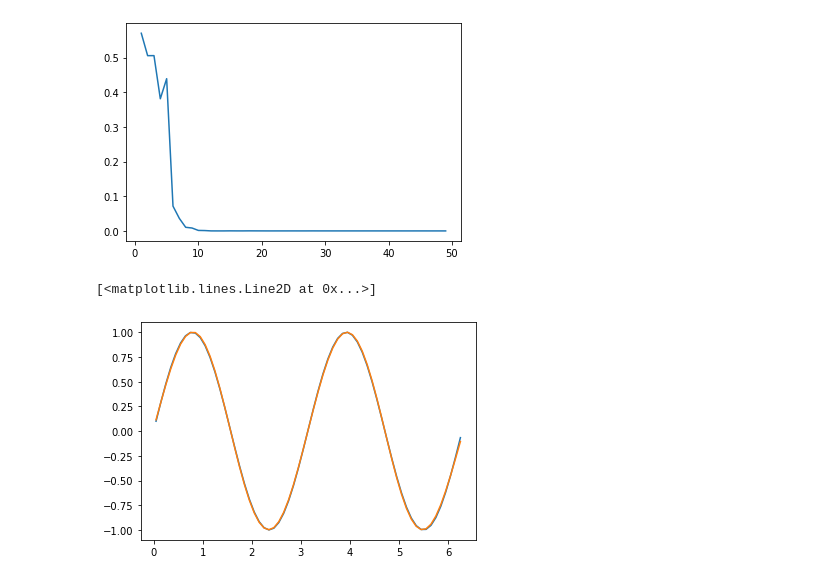
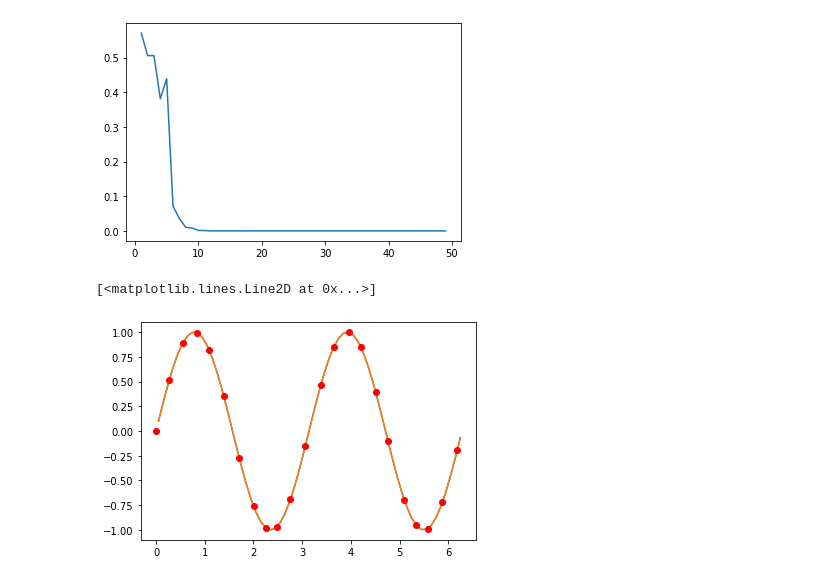
Before and after one commit to mattiasgullstrand/ANN_lab1, a Jupyter notebook: assignment_2_q.3.1.ipynb, the cells around one changed output. Saved outputs shown, nothing was run; the diff lists cells and outputs as text; code cells hidden in the pictures.

```diff
--- a/assignment_2_q.3.1.ipynb
+++ b/assignment_2_q.3.1.ipynb
@@ -63,11 +63,12 @@ Number of nodes: 49, Error: 5.3401033066712494e-05
 [<matplotlib.lines.Line2D at 0x...>]
 [figure]
 # %%
-rbf_net = RBF_Net(X_train, f_train.T, 9)
+rbf_net = RBF_Net(X_train, f_train.T, 23)
 rbf_net.train()
 f_approx = rbf_net.predict(X_test).flatten()
 plt.plot(X_test[0], f_test[0])
 plt.plot(X_test[0], f_approx)
+plt.plot(rbf_net.mus, sin_2(rbf_net.mus), 'bo', color = 'r')
 # %% [output]
 [<matplotlib.lines.Line2D at 0x...>]
-[figure, old version]
+[figure, new version]
```
Also changed, not shown: parts of 1 cell of this notebook, 1 other file.
